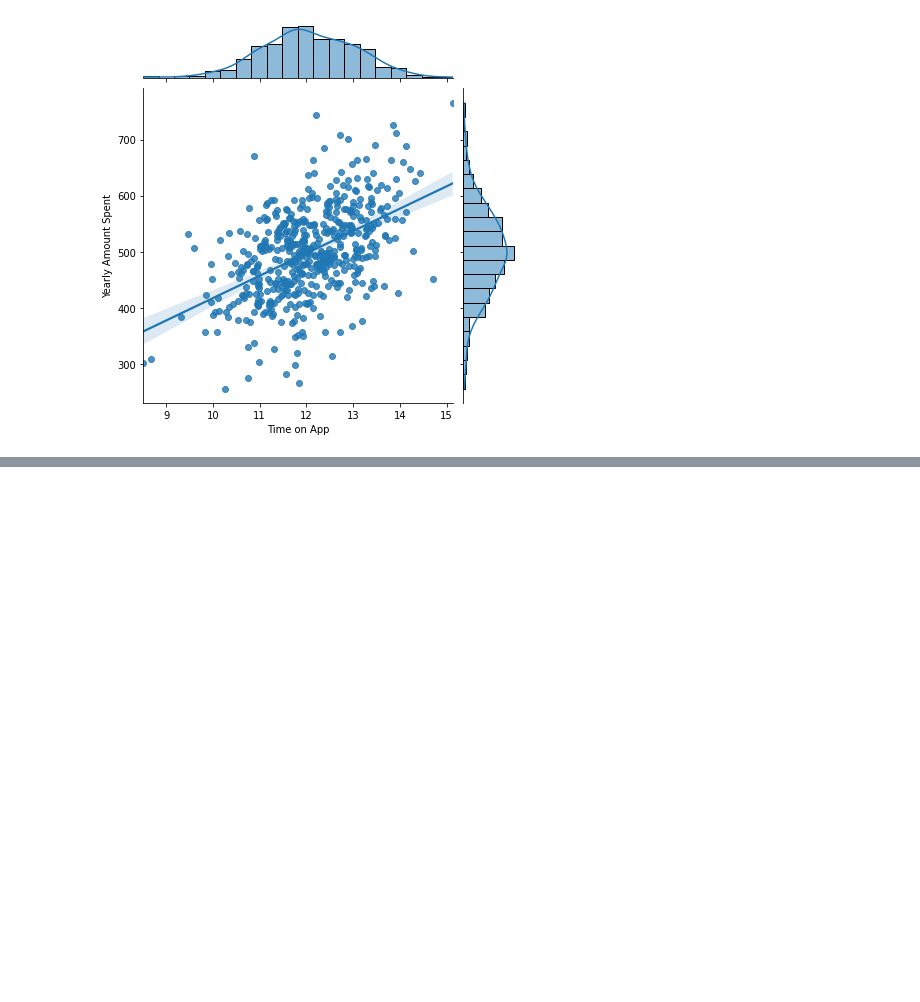
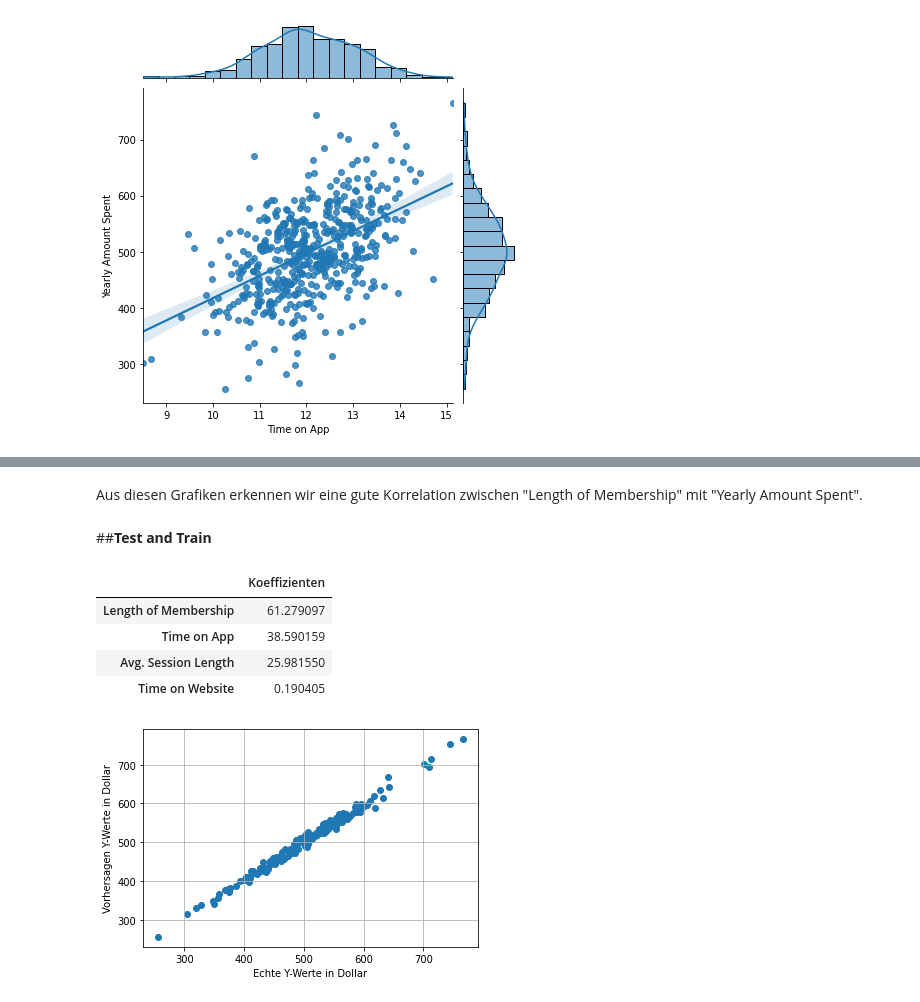
Before and after one commit to AlexanderAvocone/Studium, a Jupyter notebook: Linear_Regession.ipynb, the cells around one changed output, grey strips where cells are left out. Saved outputs shown, nothing was run; the diff lists cells and outputs as text; code cells hidden in the pictures; blank space fills up the shorter version.

```diff
--- a/Linear_Regession.ipynb
+++ b/Linear_Regession.ipynb
@@ -101,0 +86,30 @@ Mit dem probability-plot sieht man dann auch ob ein Diagramm gaussverteilt ist u
+# %% [markdown]
+Aus diesen Grafiken erkennen wir eine gute Korrelation zwischen "Length of Membership" mit "Yearly Amount Spent".
+# %% [markdown]
+##**Test and Train**
+# %%
+from sklearn.model_selection import train_test_split
+from sklearn.linear_model import LinearRegression
+Y = df["Yearly Amount Spent"]
+X = df[["Avg. Session Length", "Time on App","Time on Website", "Length of Membership"]]
+
+#split
+x_train, x_test, y_train, y_test =train_test_split(X, Y, test_size = .3, random_state = 101)
+
+#train
+linreg = LinearRegression(fit_intercept= True)
+linreg.fit(x_train, y_train)
+
+#test
+y_predict = linreg.predict(x_test)
+plt.scatter(y_test, y_predict)
+plt.xlabel("Echte Y-Werte in Dollar")
+plt.ylabel("Vorhersagen Y-Werte in Dollar")
+plt.grid()
+# %% [output]
+|  | Koeffizienten |
+| Length of Membership | 61.279097 |
+| Time on App | 38.590159 |
+| Avg. Session Length | 25.981550 |
+| Time on Website | 0.190405 |
+[figure, added]
```
Also changed, not shown: parts of 15 cells of this notebook.
